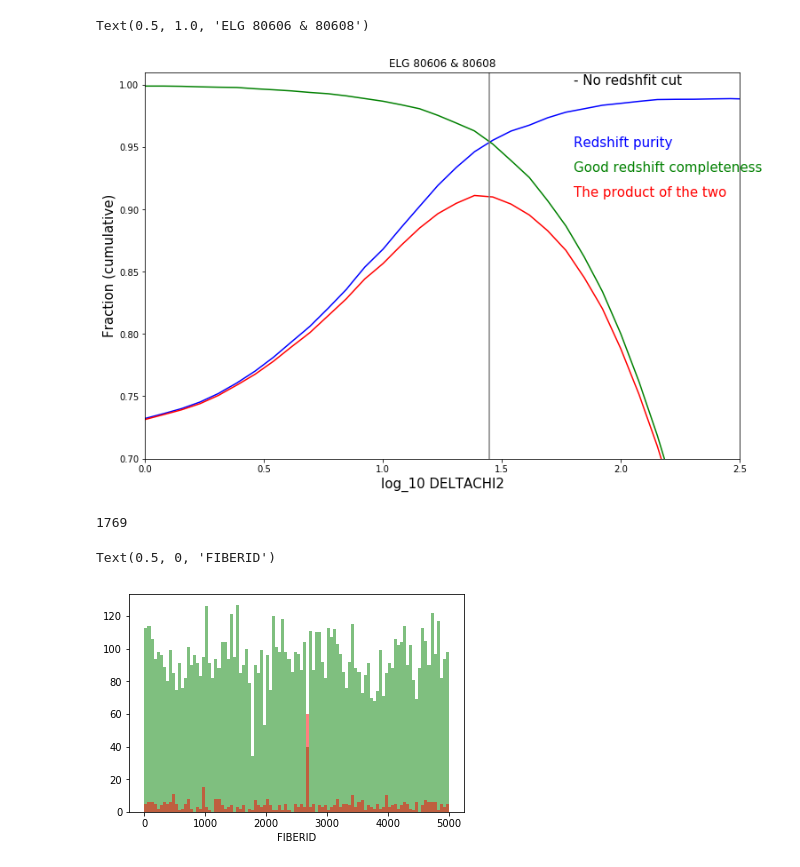
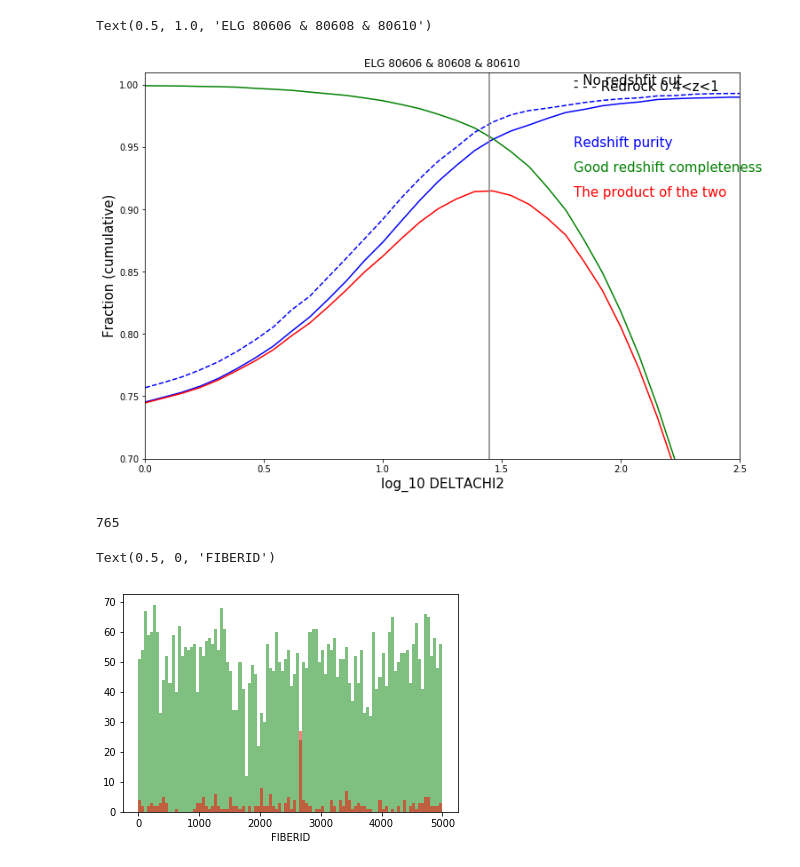
Before and after one commit to astro-blue/DESI_VI, a Jupyter notebook: SV_selection_algorithm/Parameter_exploration_with_SV1_catalog_with_Cascades_ELGs.ipynb, the cells around one changed output. Saved outputs shown, nothing was run; the diff lists cells and outputs as text; code cells hidden in the pictures.

```diff
--- a/SV_selection_algorithm/Parameter_exploration_with_SV1_catalog_with_Cascades_ELGs.ipynb
+++ b/SV_selection_algorithm/Parameter_exploration_with_SV1_catalog_with_Cascades_ELGs.ipynb
@@ -118,10 +125,17 @@ def plot_ELG_cc_plot(catalog):
 # %%
-#dataname = 'ELG_80606_Cascades_subsamples.fits'
-dataname ='ELG_80606_80608_OII.fits'
+#dataname = 'ELG_80610_Cascades_subsamples_v2.fits'
+dataname ='ELG_80606_80608_80610_OII.fits'
 
 dir = '/Users/tlan/Dropbox/Astro_Research/Projects_plots_notes/2020_DESI_visual_inspect/SV1/Cascades_subsamples/'
 SV_depth_catalog = pf.getdata(dir+dataname,1)
-SV_depth_catalog = SV_depth_catalog[(SV_depth_catalog['Z']>0.6) & (SV_depth_catalog['Z']<1.55)]
+#SV_depth_catalog = SV_depth_catalog[((SV_depth_catalog['Z']>1) & (SV_depth_catalog['Z']<1.55))]# & (SV_depth_catalog['SPECTYPE']=="b'GALAXY'")]
+SV_depth_catalog = SV_depth_catalog[(SV_depth_catalog['Z']>1.503) & (SV_depth_catalog['Z']<1.575) & (SV_depth_catalog['subset_id']==1)]
+
+#SV_depth_catalog = SV_depth_catalog[((SV_depth_catalog['Z']>1) & (SV_depth_catalog['Z']<1.497) & (SV_depth_catalog['zwarn_cas']==0)) | ((SV_depth_catalog['Z']>1.502) & (SV_depth_catalog['Z']<1.55))]# & (SV_depth_catalog['zwarn_cas']==0))]# & (SV_depth_catalog['SPECTYPE']=="b'GALAXY'")]
+#SV_depth_catalog = SV_depth_catalog[((SV_depth_catalog['Z']>1) & (SV_depth_catalog['Z']<1.4))]# & (SV_depth_catalog['zwarn_cas']==0))]
+#SV_depth_catalog = SV_depth_catalog[((SV_depth_catalog['Z']>1.4) & (SV_depth_catalog['Z']<1.497)) | ((SV_depth_catalog['Z']>1.502) & (SV_depth_catalog['Z']<1.55))]# | ((SV_depth_catalog['Z']>1.502) & (SV_depth_catalog['Z']<1.55))]# & (SV_depth_catalog['SPECTYPE']=="b'GALAXY'")]
+#SV_depth_catalog = SV_depth_catalog[((SV_depth_catalog['Z']>1.4) & (SV_depth_catalog['Z']<1.55))]# | ((SV_depth_catalog['Z']>1.502) & (SV_depth_catalog['Z']<1.55))]# | ((SV_depth_catalog['Z']>1.502) & (SV_depth_catalog['Z']<1.55))]# & (SV_depth_catalog['SPECTYPE']=="b'GALAXY'")]
+
 SV_depth_catalog_cut = SV_depth_catalog#[(SV_depth_catalog['DELTACHI2_cas']>20) & (SV_depth_catalog['Z']<1.3)]
 print('No cut at all')
 calculate_rate(SV_depth_catalog,SV_depth_catalog_cut)
@@ -132,12 +146,13 @@ print('DELTACHI2_cas>20')
 calculate_rate(SV_depth_catalog,SV_depth_catalog_cut)
 
 print('--------')
-SV_depth_catalog_cut = SV_depth_catalog[((-0.25*(SV_depth_catalog['FOII']/SV_depth_catalog['FOII_ERR'])+2.5)<np.log10(SV_depth_catalog['DELTACHI2_cas'])) & (SV_depth_catalog['FOII']/SV_depth_catalog['FOII_ERR']>2.5)]# & (SV_depth_catalog['Z']<1.3)]
+SV_depth_catalog_cut = SV_depth_catalog[((-0.25*(SV_depth_catalog['FOII']/SV_depth_catalog['FOII_ERR'])+2.5)<np.log10(SV_depth_catalog['DELTACHI2_cas'])) & (SV_depth_catalog['FOII']/SV_depth_catalog['FOII_ERR']>2.5) & (SV_depth_catalog['FOII']>0)]# & (SV_depth_catalog['zwarn_cas']<=4)]# & (SV_depth_catalog['Z']<1.3)]
 print('slope')
+good_catalog,bad_catalog,bad_1,bad_2=good_robust_redrock_redshift(SV_depth_catalog_cut)
 calculate_rate(SV_depth_catalog,SV_depth_catalog_cut)
 
 print('--------')
-SV_depth_catalog_cut = SV_depth_catalog[(SV_depth_catalog['DELTACHI2_cas']>28)]# & (SV_depth_catalog['Z']<1.65)]
+SV_depth_catalog_cut = SV_depth_catalog[(SV_depth_catalog['DELTACHI2_cas']>40)]# & (SV_depth_catalog['Z']<1.65)]
 print('DELTACHI2_cas>28')
 calculate_rate(SV_depth_catalog,SV_depth_catalog_cut)
 
@@ -196,50 +215,51 @@ Text(0, 0.5, 'log10 DELTACHI2')
 # %%
 SV_depth_catalog = pf.getdata(dir+dataname,1)
 good_catalog,bad_catalog,bad_1,bad_2=good_robust_redrock_redshift(SV_depth_catalog)
 total_good_number = len(good_catalog)
 
 log_deltach2_bin = my_wise_ut.my_bin_maker(0.0,3,40)
 plt.figure(figsize=(12,8))
 bins, fraction,good_fraction = deltachi2_limit_maximize(SV_depth_catalog,log_deltach2_bin,total_good_number)
 plt.subplot(1,1,1)
 plt.plot(bins,fraction,color='b')
 plt.plot(bins,good_fraction,color='g')
 plt.plot(bins,np.array(good_fraction)*fraction,color='r')
 plt.ylim(0.7,1.01)
 plt.xlim(0.0,2.5)
 #plt.axhline(0.98,ls='--')
-'''
+
 SV_depth_catalog = pf.getdata(dir+dataname,1)
-SV_depth_catalog = SV_depth_catalog[SV_depth_catalog['Z']<1.65]
+SV_depth_catalog = SV_depth_catalog[(SV_depth_catalog['Z']<1.0) & (SV_depth_catalog['Z']>0.4)]
+
 bins, fraction,good_fraction = deltachi2_limit_maximize(SV_depth_catalog,log_deltach2_bin,total_good_number)
 plt.plot(bins,fraction,color='b',ls='--')
 plt.plot(bins,good_fraction,color='g',ls='--')
 plt.plot(bins,np.array(good_fraction)*fraction,color='r',ls='--')
-'''
+
 plt.text(1.8,1.0,'- No redshfit cut',fontsize=15,color='black')
-#plt.text(1.8,0.995,'- - - Redrock z<1.4',fontsize=15,color='black')
+plt.text(1.8,0.995,'- - - Redrock 0.4<z<1',fontsize=15,color='black')
 plt.text(1.8,0.95,'Redshift purity',fontsize=15,color='b')
 plt.text(1.8,0.93,'Good redshift completeness',fontsize=15,color='g')
 plt.text(1.8,0.91,'The product of the two',fontsize=15,color='r')
 plt.xlabel('log_10 DELTACHI2',fontsize=15)
 plt.axvline(np.log10(28),color='grey')
 plt.ylabel('Fraction (cumulative)',fontsize=15)
-plt.title('ELG 80606 & 80608')
+plt.title('ELG 80606 & 80608 & 80610')
 # %% [output]
-Text(0.5, 1.0, 'ELG 80606 & 80608')
+Text(0.5, 1.0, 'ELG 80606 & 80608 & 80610')
-[figure, old version]
+[figure, new version]
 # %%
 SV_depth_catalog = pf.getdata(dir+dataname,1)
 SV_depth_catalog
 len(SV_depth_catalog[(SV_depth_catalog['best_quality']<2.5) & (SV_depth_catalog['subset_id']==1)])
 # %% [output]
-1769
+765
 # %%
 plt.hist(good_catalog['FIBER'][good_catalog['DELTACHI2_cas']>28],range=(-1,5000),bins=100,alpha=0.5,color='g')
 plt.hist(bad_catalog['FIBER'][bad_catalog['DELTACHI2_cas']>28],range=(-1,5000),bins=100,alpha=0.5,color='r')
 plt.xlabel('FIBERID')
 # %% [output]
 Text(0.5, 0, 'FIBERID')
-[figure, old version]
+[figure, new version]
 # %%
 SV_depth_catalog = pf.getdata(dir+dataname,1)
```
Also changed, not shown: parts of 24 cells of this notebook, 1 other file.
